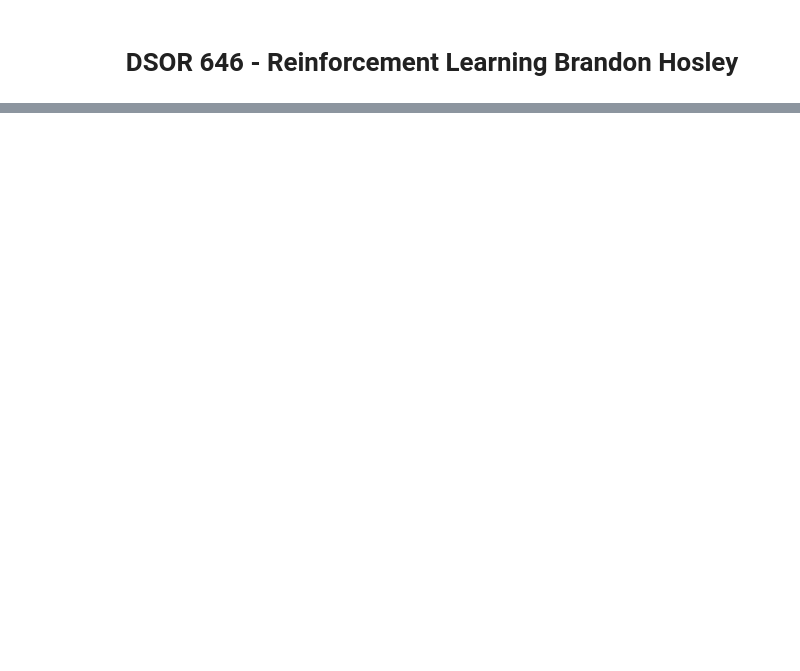
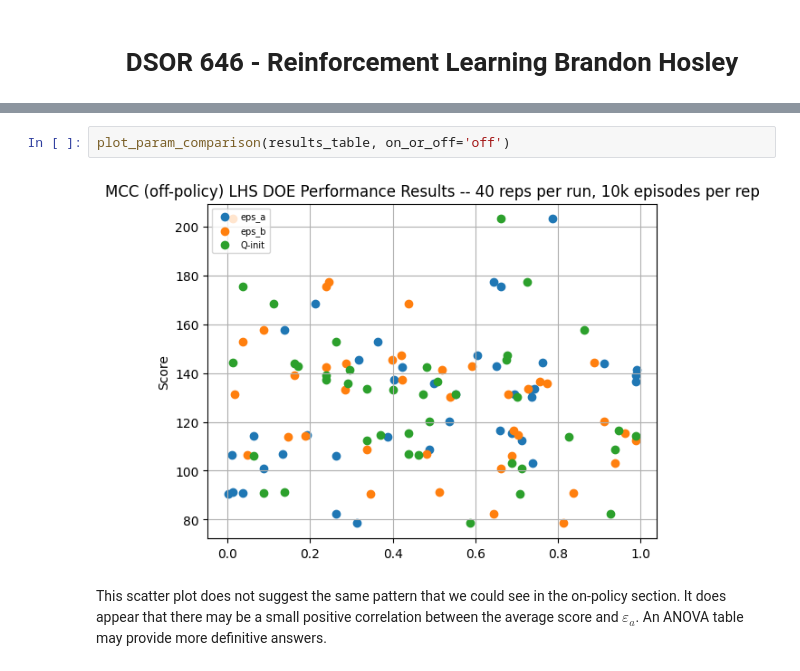
Before and after one commit to bhosley/Schoolwork, a Jupyter notebook: 2024Q2 - Reinforcement Learning/Homework 3/Homework 3.ipynb, the cells around one changed output, grey strips where cells are left out. Drawn from its saved outputs; the diff is of its cells as text; blank space fills up the shorter version.

```diff
--- a/2024Q2 - Reinforcement Learning/Homework 3/Homework 3.ipynb
+++ b/2024Q2 - Reinforcement Learning/Homework 3/Homework 3.ipynb
@@ -194,0 +122,6 @@ Squares: [0, 1, 4, 9, 16, 25, 36, 49, 64, 81]
+# %%
+plot_param_comparison(results_table, on_or_off='off')
+# %% [output]
+[figure, added]
+# %% [markdown]
+This scatter plot does not suggest the same pattern that we could see in the on-policy section. It does appear that there may be a small positive correlation between the average score and $\varepsilon_a$. An ANOVA table may provide more definitive answers.
```
Also changed, not shown: parts of 30 cells of this notebook, 4 other files.
